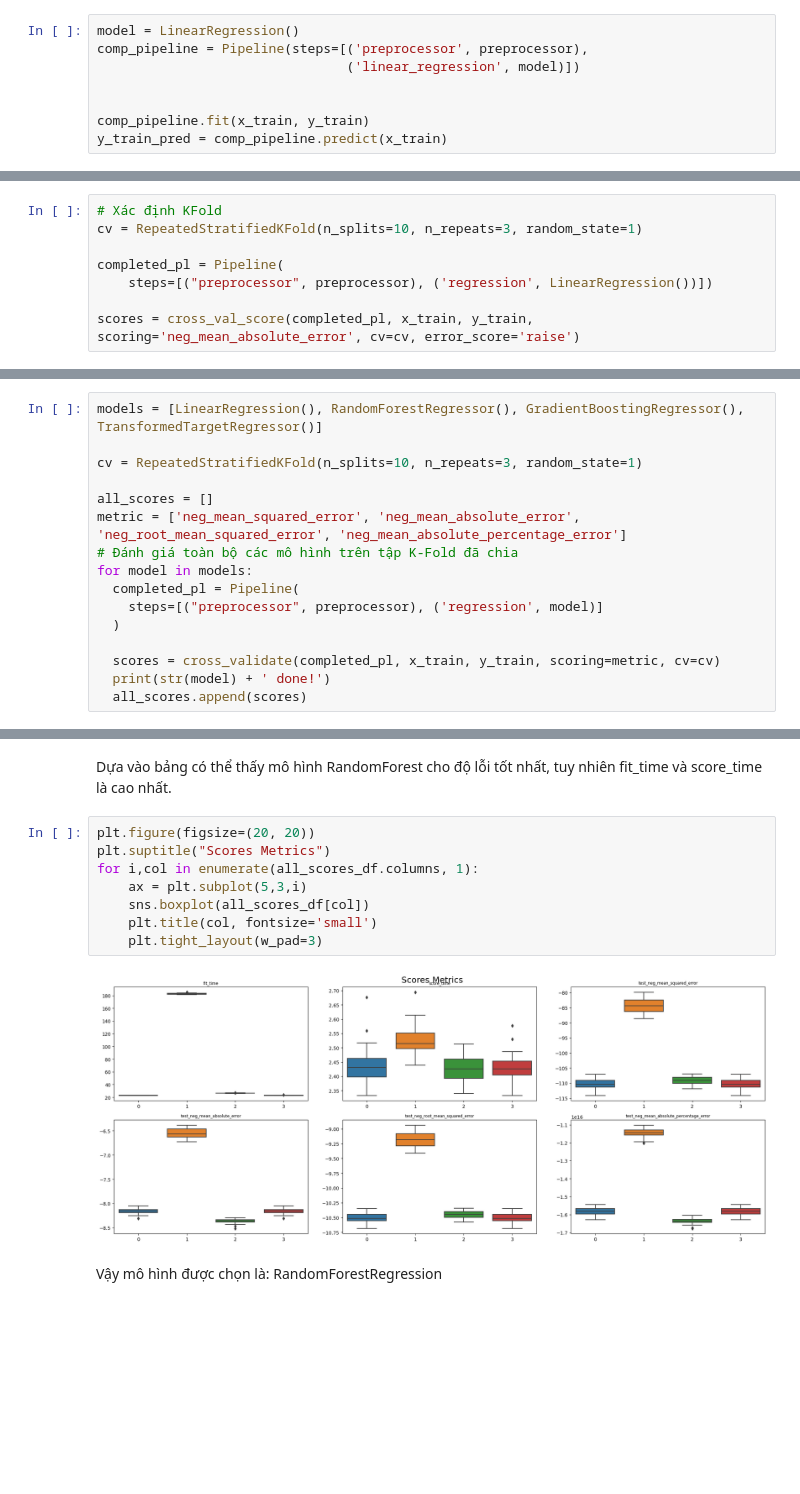
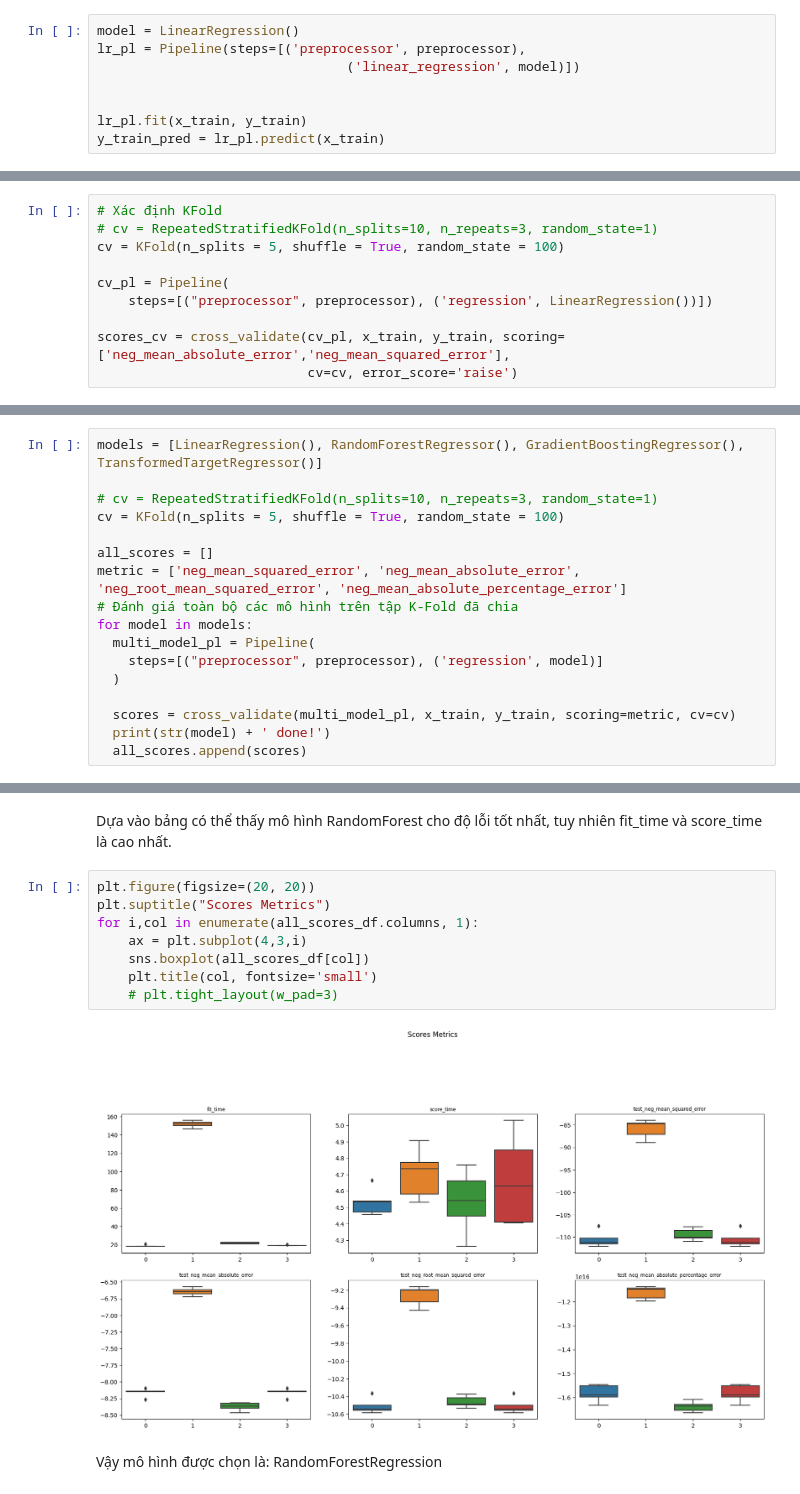
Before and after one commit to Miruku2201/NMKHDL_Final_Project, a Jupyter notebook: models.ipynb, the cells around one changed output, grey strips where cells are left out. Saved outputs shown, nothing was run; the diff lists cells and outputs as text; blank space fills up the shorter version.

```diff
--- a/models.ipynb
+++ b/models.ipynb
@@ -333,10 +334,10 @@ preprocessor = ColumnTransformer(transformers=[('cate_transformer', cate_transfo
 #### **Linear Regression**
 # %%
 model = LinearRegression()
-comp_pipeline = Pipeline(steps=[('preprocessor', preprocessor),
+lr_pl = Pipeline(steps=[('preprocessor', preprocessor),
                                 ('linear_regression', model)])
 
 
-comp_pipeline.fit(x_train, y_train)
-y_train_pred = comp_pipeline.predict(x_train)
+lr_pl.fit(x_train, y_train)
+y_train_pred = lr_pl.predict(x_train)
 # %%
@@ -353,9 +354,11 @@ Mô hình này cho ra độ lỗi khá tốt
 #### **Cross validation**
 # %%
 # Xác định KFold
-cv = RepeatedStratifiedKFold(n_splits=10, n_repeats=3, random_state=1)
+# cv = RepeatedStratifiedKFold(n_splits=10, n_repeats=3, random_state=1)
+cv = KFold(n_splits = 5, shuffle = True, random_state = 100)
 
-completed_pl = Pipeline(
+cv_pl = Pipeline(
     steps=[("preprocessor", preprocessor), ('regression', LinearRegression())])
 
-scores = cross_val_score(completed_pl, x_train, y_train, scoring='neg_mean_absolute_error', cv=cv, error_score='raise')
+scores_cv = cross_validate(cv_pl, x_train, y_train, scoring=['neg_mean_absolute_error','neg_mean_squared_error'],
+                           cv=cv, error_score='raise')
@@ -368,17 +383,18 @@ Mean MAE: -8.152, Std: 0.057
 # %%
 models = [LinearRegression(), RandomForestRegressor(), GradientBoostingRegressor(), TransformedTargetRegressor()]
 
-cv = RepeatedStratifiedKFold(n_splits=10, n_repeats=3, random_state=1)
+# cv = RepeatedStratifiedKFold(n_splits=10, n_repeats=3, random_state=1)
+cv = KFold(n_splits = 5, shuffle = True, random_state = 100)
 
 all_scores = []
 metric = ['neg_mean_squared_error', 'neg_mean_absolute_error', 'neg_root_mean_squared_error', 'neg_mean_absolute_percentage_error']
 # Đánh giá toàn bộ các mô hình trên tập K-Fold đã chia
 for model in models:
-  completed_pl = Pipeline(
+  multi_model_pl = Pipeline(
     steps=[("preprocessor", preprocessor), ('regression', model)]
   )
 
-  scores = cross_validate(completed_pl, x_train, y_train, scoring=metric, cv=cv)
+  scores = cross_validate(multi_model_pl, x_train, y_train, scoring=metric, cv=cv)
   print(str(model) + ' done!')
   all_scores.append(scores)
 # %% [output]
@@ -417,13 +433,13 @@ Dựa vào bảng có thể thấy mô hình <font color=bone>RandomForest</font
 # %%
 plt.figure(figsize=(20, 20))
 plt.suptitle("Scores Metrics")
 for i,col in enumerate(all_scores_df.columns, 1):
-    ax = plt.subplot(5,3,i)
+    ax = plt.subplot(4,3,i)
     sns.boxplot(all_scores_df[col])
     plt.title(col, fontsize='small')
-    plt.tight_layout(w_pad=3)
+    # plt.tight_layout(w_pad=3)
 # %% [output]
-[figure, old version]
+[figure, new version]
 # %% [markdown]
 Vậy mô hình được chọn là: RandomForestRegression
 # %%
```
Also changed, not shown: parts of 30 cells of this notebook.
